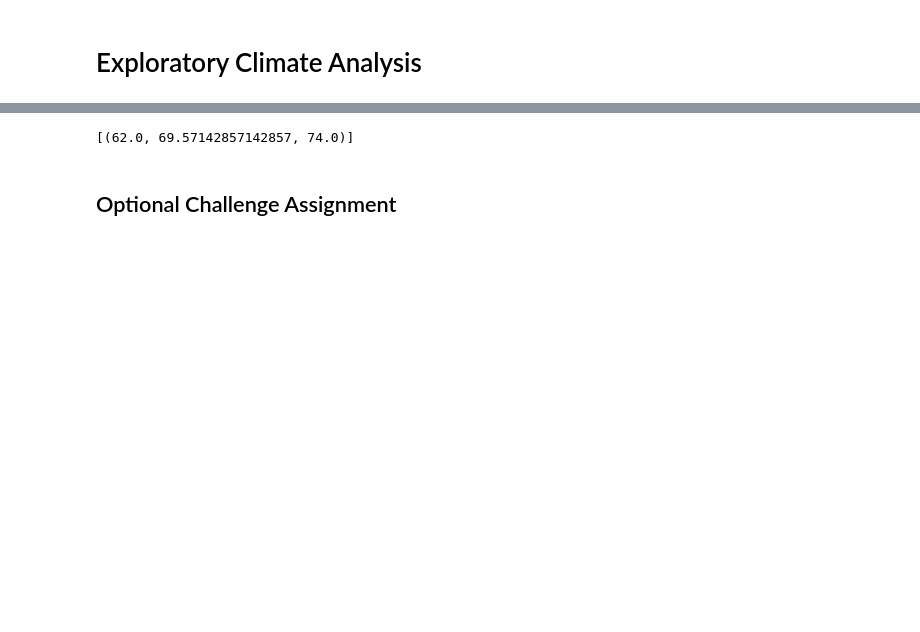
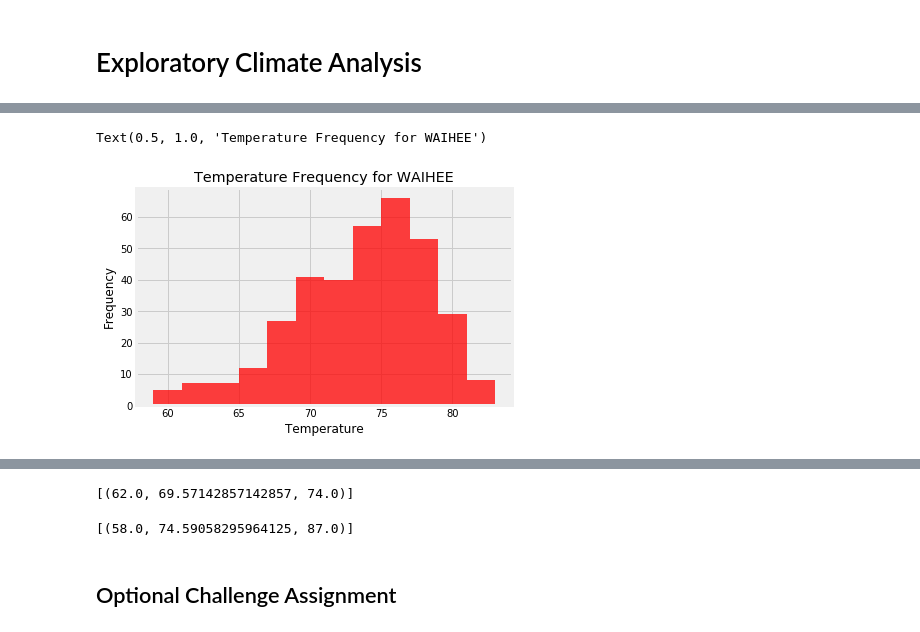
Before and after one commit to DutchDS/SQLalchemy-Challenge, a Jupyter notebook: climate_starter.ipynb, the cells around one changed output, grey strips where cells are left out. Drawn from its saved outputs; the diff is of its cells as text; code cells hidden in the pictures; blank space fills up the shorter version.

```diff
--- a/climate_starter.ipynb
+++ b/climate_starter.ipynb
@@ -119,3 +169,32 @@ df_stations
+# %%
+# Choose the station with the highest number of temperature observations.
+# Query the last 12 months of temperature observation data for this station and plot the results as a histogram
+# sql_station_high_obs = "SELECT station, tobs FROM measurement \
+#             WHERE station = (SELECT station FROM measurement GROUP BY station ORDER BY COUNT(tobs) DESC LIMIT 1) \
+#             AND date between '" + first_date + "' and '" + latest_date + "' "
+
+# df_station_high_obs = pd.read_sql_query(sql_station_high_obs, con=connection)
+# df_station_high_obs
+
+# station = df_station_high_obs.iloc[0,0]
+sql_station = "SELECT name FROM station WHERE station = '" + station + "' "
+df_station_name = pd.read_sql_query(sql_station, con=connection)
+
+sel = [Measurement.station, Measurement.tobs]
+df_station_high_obs_new = pd.DataFrame(session.query(*sel).filter(Measurement.station == max_station).filter(Measurement.date >= min_date).filter(Measurement.date <= max_date).all())
+
+station_name = df_station_name.iloc[0,0]
+station_name = str.split(station_name," ")
+station_name = station_name[0]
+
+x_axis = df_station_high_obs_new['tobs']
+plt.hist(x_axis, 12, facecolor='red', alpha=0.75)
+plt.xlabel("Temperature")
+plt.ylabel("Frequency")
+plt.title("Temperature Frequency for " + station_name)
+# %% [output]
+Text(0.5, 1.0, 'Temperature Frequency for WAIHEE')
+[figure, added]
 # %% [markdown]
 ![precipitation](Images/station-histogram.png)
 # %%
@@ -142,6 +221,9 @@ print(calc_temps('2012-02-28', '2012-03-05'))
 # %%
 # Use your previous function `calc_temps` to calculate the tmin, tavg, and tmax
 # for your trip using the previous year's data for those same dates.
+print(calc_temps(first_date, latest_date))
+# %% [output]
+[(58.0, 74.59058295964125, 87.0)]
 # %%
 # Plot the results from your previous query as a bar chart.
 # Use "Trip Avg Temp" as your Title
```
Also changed, not shown: parts of 7 cells of this notebook.
